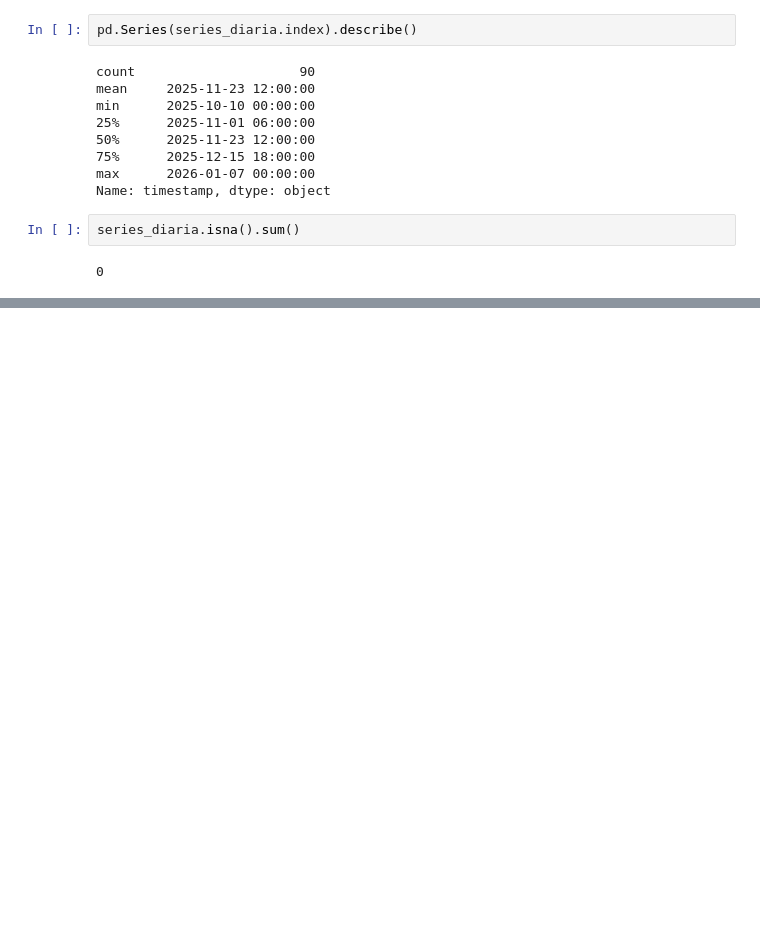
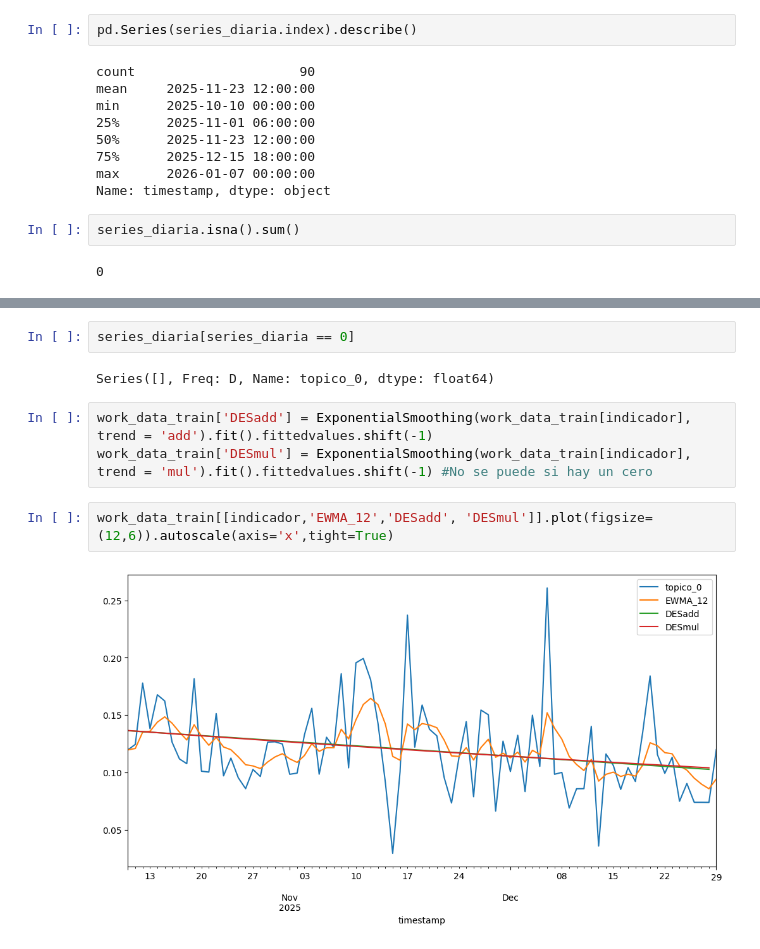
Before and after one commit to MiguelGP-13/DCDC-Project, a Jupyter notebook: dataMination/indicadoresAnalisisTemporal.ipynb, the cells around one changed output, grey strips where cells are left out. Cells and saved outputs as stored; diff of their text form; blank space fills up the shorter version.

```diff
--- a/dataMination/indicadoresAnalisisTemporal.ipynb
+++ b/dataMination/indicadoresAnalisisTemporal.ipynb
@@ -228,0 +290,11 @@ plt.show()
+# %%
+series_diaria[series_diaria == 0]
+# %% [output]
+Series([], Freq: D, Name: topico_0, dtype: float64)
+# %%
+work_data_train['DESadd'] = ExponentialSmoothing(work_data_train[indicador], trend = 'add').fit().fittedvalues.shift(-1)
+work_data_train['DESmul'] = ExponentialSmoothing(work_data_train[indicador], trend = 'mul').fit().fittedvalues.shift(-1) #No se puede si hay un cero
+# %%
+work_data_train[[indicador,'EWMA_12','DESadd', 'DESmul']].plot(figsize=(12,6)).autoscale(axis='x',tight=True)
+# %% [output]
+[figure, added]
```
Also changed, not shown: parts of 27 cells of this notebook, 2 other files.
